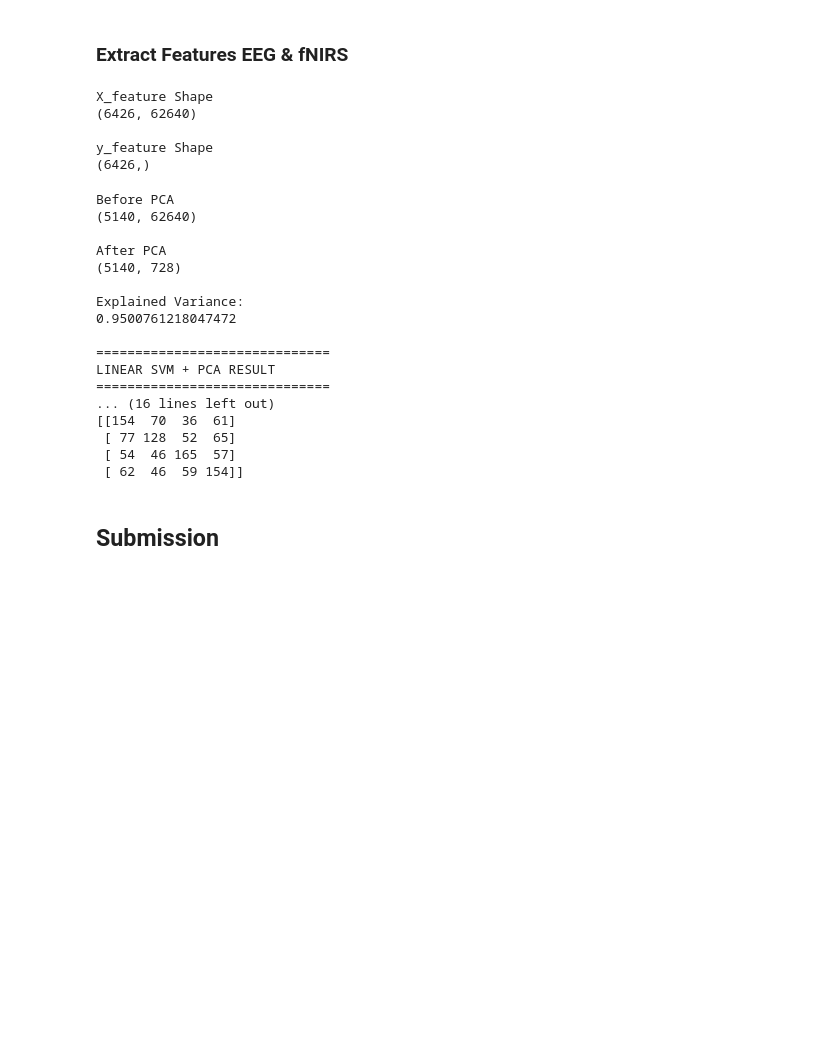
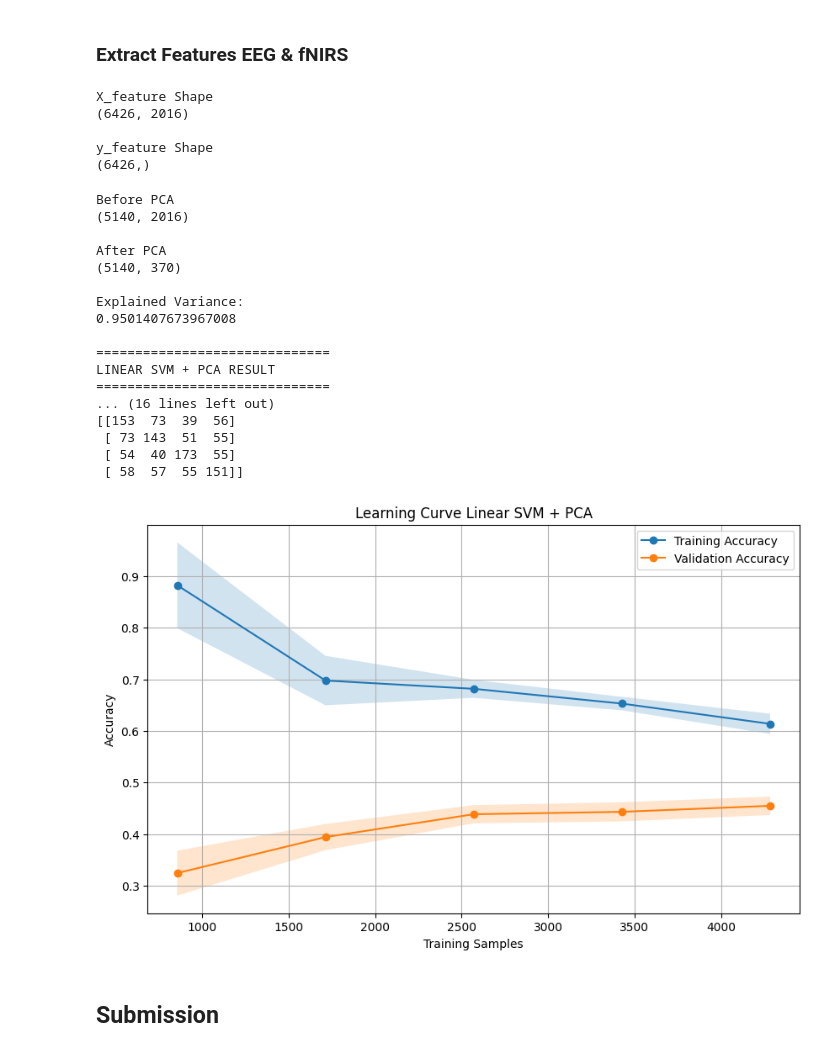
Before and after one commit to dhanarkusuma/eeg-fnirs-handwriting, a Jupyter notebook: notebooks/linear-svm_pca_002_used.ipynb, the cells around one changed output. Saved outputs shown, nothing was run; the diff lists cells and outputs as text; code cells hidden in the pictures; blank space fills up the shorter version.

```diff
--- a/notebooks/linear-svm_pca_002_used.ipynb
+++ b/notebooks/linear-svm_pca_002_used.ipynb
@@ -385,6 +367,10 @@ from sklearn.model_selection import (
 from sklearn.preprocessing import (
     StandardScaler
 )
+from scipy.signal import (
+    resample
+)
+
 
 X_feature = []
 y_feature = []
@@ -468,15 +454,29 @@ for subject in tqdm(subjects):
             eeg_times = np.linspace(EEG_TMIN, EEG_TMAX, segment_eeg.shape[1])
             eeg_mask = ((eeg_times >= EEG_WINDOW_START) & (eeg_times <= EEG_WINDOW_END))
             eeg_window = segment_eeg[:,eeg_mask]
+            EEG_TARGET_SAMPLES = 64
+            eeg_pooled = resample(
+                eeg_window,
+                EEG_TARGET_SAMPLES,
+                axis=1
+
+            )
 
             # fNIRS Window
             fnirs_times = np.linspace(FNIRS_TMIN, FNIRS_TMAX, segment_fnirs.shape[1])
             fnirs_mask = ((fnirs_times >= FNIRS_WINDOW_START) & (fnirs_times <= FNIRS_WINDOW_END))
             fnirs_window = segment_fnirs[:, fnirs_mask]
+            FNIRS_TARGET_SAMPLES = 32
+            fnirs_pooled = resample(
+                fnirs_window,
+                FNIRS_TARGET_SAMPLES,
+                axis=1
+
+            )
 
             # Flatten raw temporal feature
-            eeg_feat = eeg_window.flatten()
-            fnirs_feat = fnirs_window.flatten()
+            eeg_feat = eeg_pooled.flatten()
+            fnirs_feat = fnirs_pooled.flatten()
 
             # Multimodal feature
             feature = np.concatenate([eeg_feat, fnirs_feat])
@@ -499,7 +499,7 @@ print("\ny_feature Shape")
 print(y_feature.shape)
 # %% [output]
 X_feature Shape
-(6426, 62640)
+(6426, 2016)
 
 y_feature Shape
 (6426,)
@@ -589,22 +589,22 @@ print("\nConfusion Matrix")
 print(confusion_matrix(y_test, y_pred))
 # %% [output]
 Before PCA
-(5140, 62640)
+(5140, 2016)
 
 After PCA
-(5140, 728)
+(5140, 370)
 
 Explained Variance:
-0.9500761218047472
+0.9501407673967008
 
 ==============================
 LINEAR SVM + PCA RESULT
 ==============================
 ... (16 lines left out)
-[[154  70  36  61]
- [ 77 128  52  65]
- [ 54  46 165  57]
- [ 62  46  59 154]]
+[[153  73  39  56]
+ [ 73 143  51  55]
+ [ 54  40 173  55]
+ [ 58  57  55 151]]
 # %%
 import numpy as np
 import matplotlib.pyplot as plt
@@ -654,15 +654,10 @@ train_sizes, train_scores, val_scores = learning_curve(
     estimator=pipeline,
     X=X_feature,
     y=y_feature,
-    cv=5,
+    cv=3,
     scoring="accuracy",
-    train_sizes=np.linspace(
-        0.1,
-        1.0,
-        10
-    ),
-    n_jobs=-1
-
+    train_sizes=np.linspace( 0.2, 1.0, 5 ),
+    n_jobs=1
 )
 
 train_mean = np.mean(train_scores, axis=1)
@@ -683,33 +678,35 @@ plt.plot(
     val_mean,
     marker="o",
     label="Validation Accuracy"
 )
 
 
 plt.fill_between(
     train_sizes,
     train_mean - train_std,
     train_mean + train_std,
     alpha=0.2
 )
 
 plt.fill_between(
     train_sizes,
     val_mean - val_std,
     val_mean + val_std,
     alpha=0.2
 )
 
 # =====================================================
 # STYLE
 # =====================================================
 
 plt.title("Learning Curve Linear SVM + PCA")
 plt.xlabel("Training Samples")
 plt.ylabel("Accuracy")
 plt.grid(True)
 plt.legend()
 plt.show()
+# %% [output]
+[figure, added]
 # %%
 import numpy as np
 
```
Also changed, not shown: parts of 3 cells of this notebook, 1 other file.
